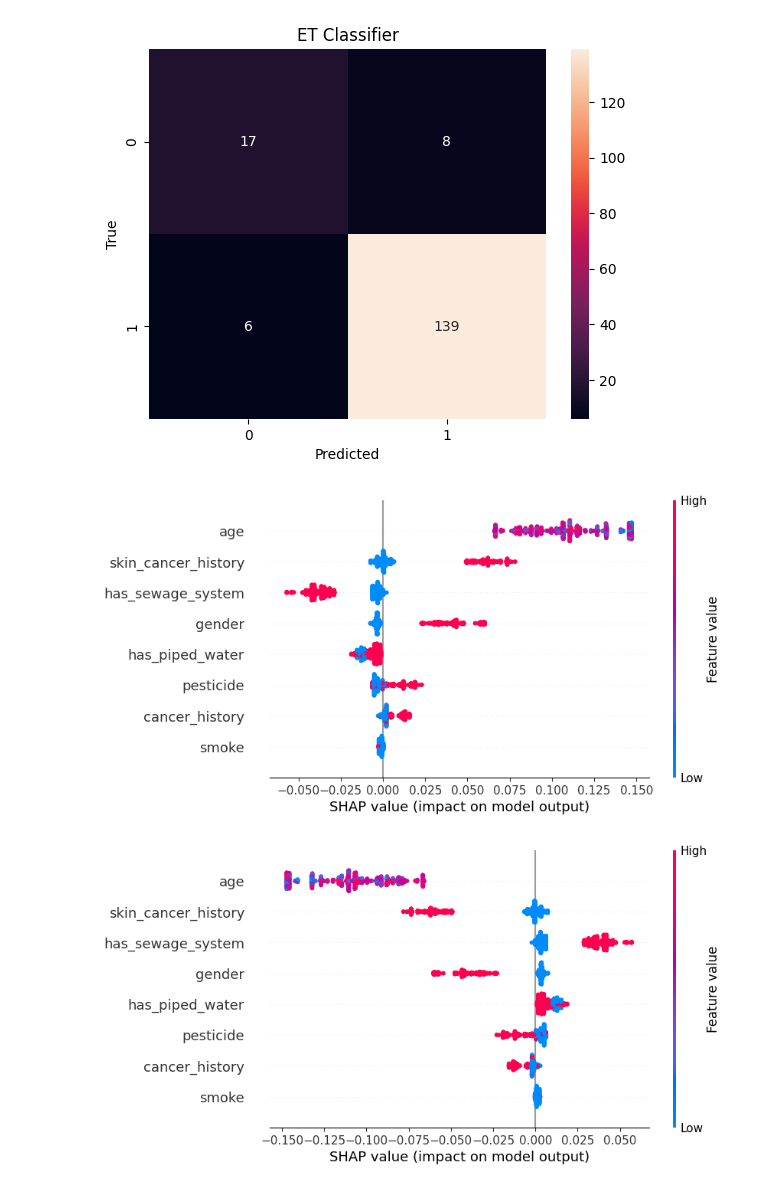
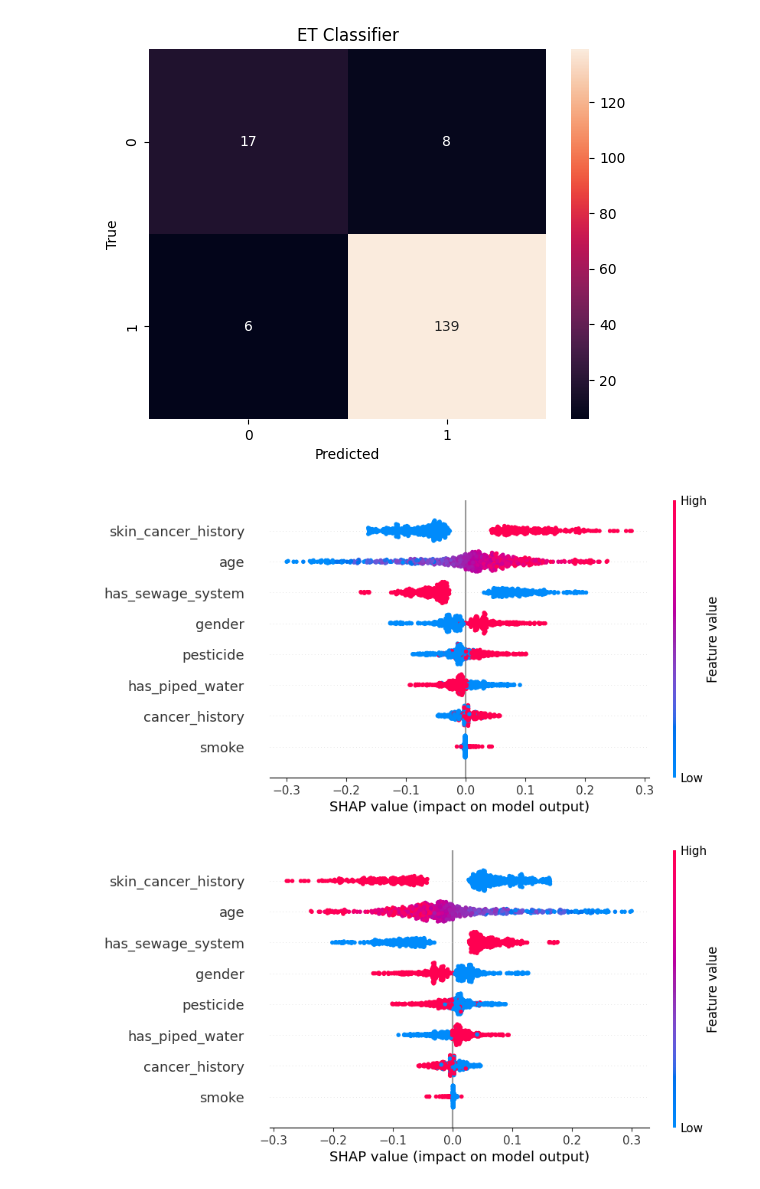
Before and after one commit to Maryamalakkas/Skin_Cancer, a Jupyter notebook: Final_Model/ET_without.ipynb, the cells around one changed output. Saved outputs shown, nothing was run; the diff lists cells and outputs as text; code cells hidden in the pictures.

```diff
--- a/Final_Model/ET_without.ipynb
+++ b/Final_Model/ET_without.ipynb
@@ -175,20 +203,20 @@ plt.show()
 # %%
 import shap
 import matplotlib.pyplot as plt
 from sklearn.ensemble import RandomForestClassifier
 from sklearn.model_selection import train_test_split
 from sklearn.datasets import make_classification
 
 
 # Assuming ET is your model and X_train is your training data
-explainer = shap.Explainer(best_ET.steps[-1][1])
+explainer = shap.Explainer(best_ET)
 shap_values = explainer(X_train)
 
 shap.plots.beeswarm(shap_values[:,:,1])
 shap.plots.beeswarm(shap_values[:,:,0])
 # %% [output]
-[figure, old version]
+[figure, new version]
-[figure, old version]
+[figure, new version]
 # %%
 from lime.lime_tabular import LimeTabularExplainer
 
```
Also changed, not shown: parts of 4 cells of this notebook, 1 other file.
